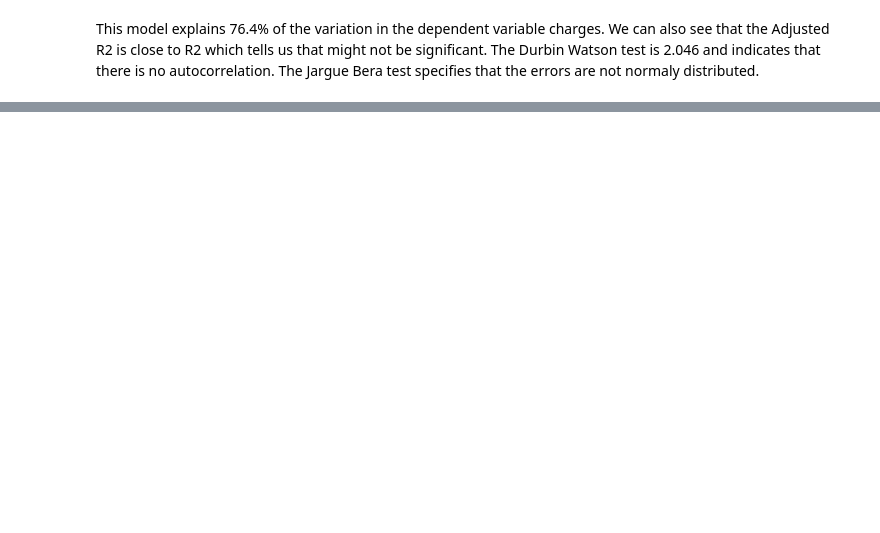
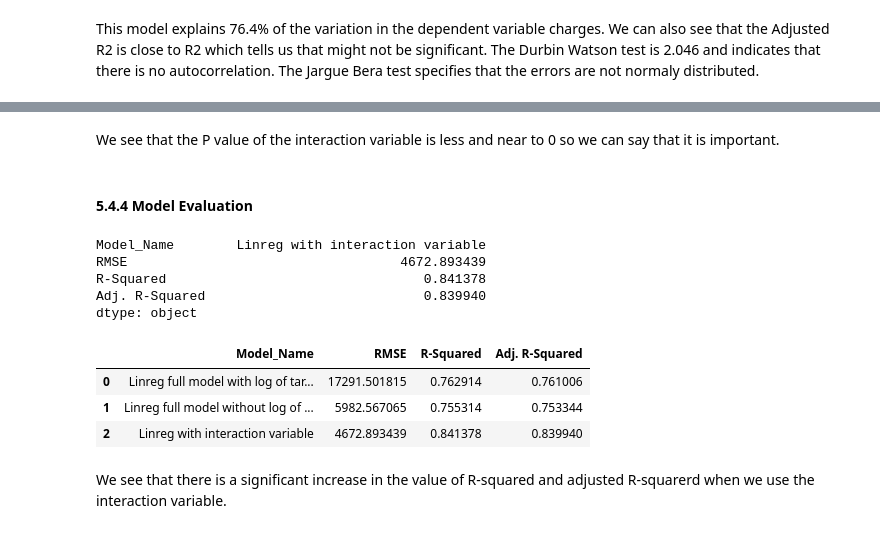
Before and after one commit to sawan13499/Health-Insurance-Case-Study, a Jupyter notebook: Health_Insurance_Case_Study_Practice.ipynb, the cells around one changed output, grey strips where cells are left out. Cells and saved outputs as stored; diff of their text form; code cells hidden in the pictures; blank space fills up the shorter version.

```diff
--- a/Health_Insurance_Case_Study_Practice.ipynb
+++ b/Health_Insurance_Case_Study_Practice.ipynb
@@ -574,0 +762,10 @@ This model explains 76.4% of the variation in the dependent variable charges. We
+# %%
+X = df_interaction.drop(['charges','log_charges'], axis =1)
+y = df_interaction['charges']
+
+X_interaction_train,X_interaction_test,y_interaction_train,y_interaction_test = train_test_split(X,y,random_state=1)
+
+print('The shape of X_trainC is', X_interaction_train.shape)
+print('The shape of X_testC is', X_interaction_test.shape)
+print('The shape of y_trainC is', y_interaction_train.shape)
+print('The shape of y_testC is', y_interaction_test.shape)
@@ -574,0 +779,4 @@ This model explains 76.4% of the variation in the dependent variable charges. We
+# %%
+linreg_with_interaction = sm.OLS(y_interaction_train, X_interaction_train).fit()
+
+print(linreg_with_interaction.summary())
@@ -574,0 +801,44 @@ This model explains 76.4% of the variation in the dependent variable charges. We
+# %% [markdown]
+We see that the P value of the interaction variable is less and near to 0 so we can say that it is important.
+# %% [markdown]
+#### 5.4.4 Model Evaluation
+# %%
+predicted_claim = linreg_with_interaction.predict(X_interaction_test)
+
+actual_claim = y_interaction_test
+# %%
+#Computing model accuracy
+linereg_with_interaction_rmse = rmse(actual_claim,predicted_claim)
+
+linereg_with_interaction_rsquared = linreg_with_interaction.rsquared
+
+linereg_with_interaction_rsq = linreg_with_interaction.rsquared_adj
+
+linereg_with_interaction_metrics = pd.Series({
+                     'Model_Name': "Linreg with interaction variable",
+                     'RMSE':linereg_with_interaction_rmse,
+                     'R-Squared': linereg_with_interaction_rsquared,
+                     'Adj. R-Squared': linereg_with_interaction_rsq
+                   })
+
+linereg_with_interaction_metrics
+# %% [output]
+Model_Name        Linreg with interaction variable
+RMSE                                   4672.893439
+R-Squared                                 0.841378
+Adj. R-Squared                            0.839940
+dtype: object
+# %%
+frames = [linreg_full_model_with_log_metrics.to_frame().T, linreg_full_model_withoutlog_metrics.to_frame().T,linereg_with_interaction_metrics.to_frame().T]
+
+score_card = pd.concat(frames, ignore_index=1)
+
+# print the result table
+score_card
+# %% [output]
+|  | Model_Name | RMSE | R-Squared | Adj. R-Squared |
+| 0 | Linreg full model with log of tar... | 17291.501815 | 0.762914 | 0.761006 |
+| 1 | Linreg full model without log of ... | 5982.567065 | 0.755314 | 0.753344 |
+| 2 | Linreg with interaction variable | 4672.893439 | 0.841378 | 0.839940 |
+# %% [markdown]
+We see that there is a significant increase in the value of R-squared and adjusted R-squarerd when we use the interaction variable.
```
Also changed, not shown: parts of 33 cells of this notebook.
